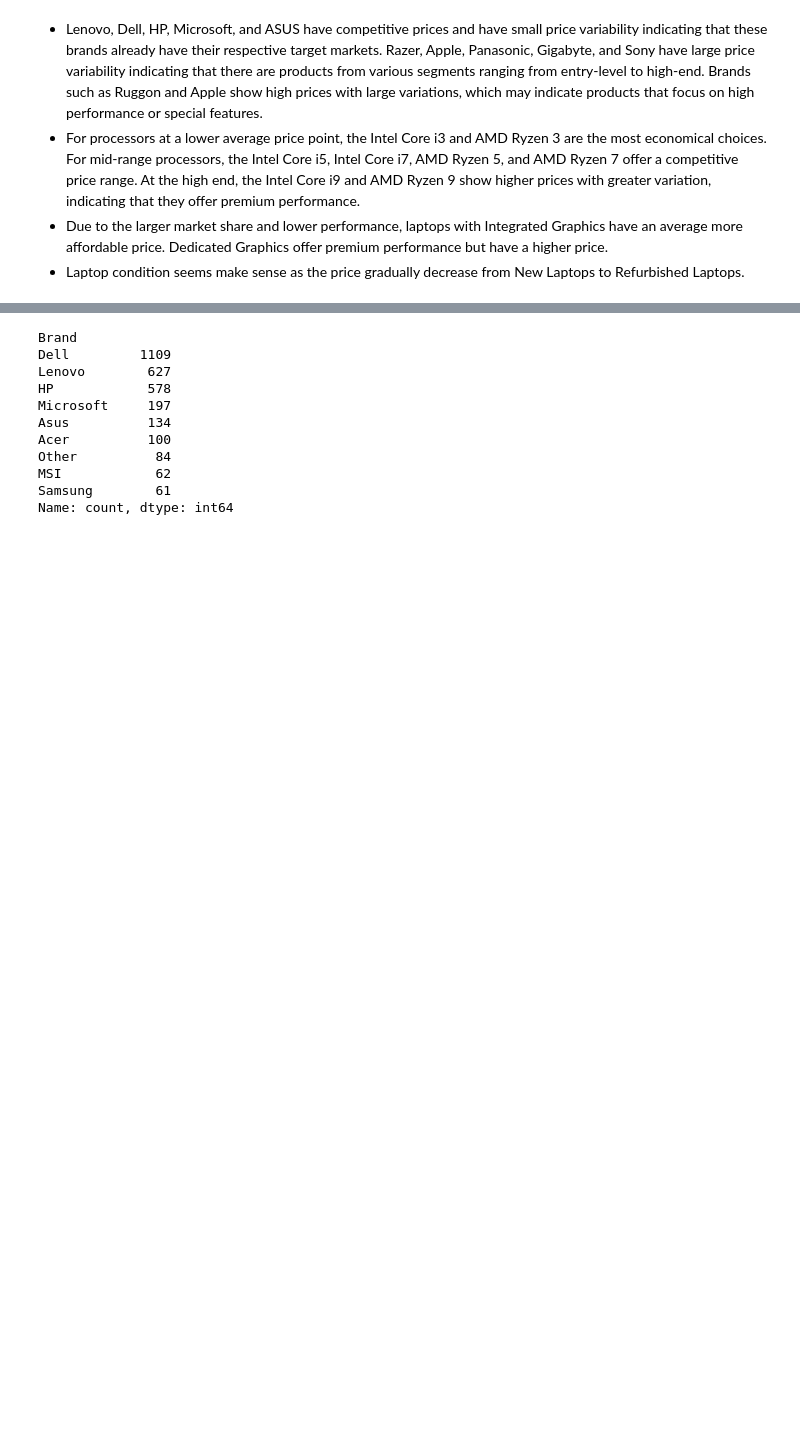
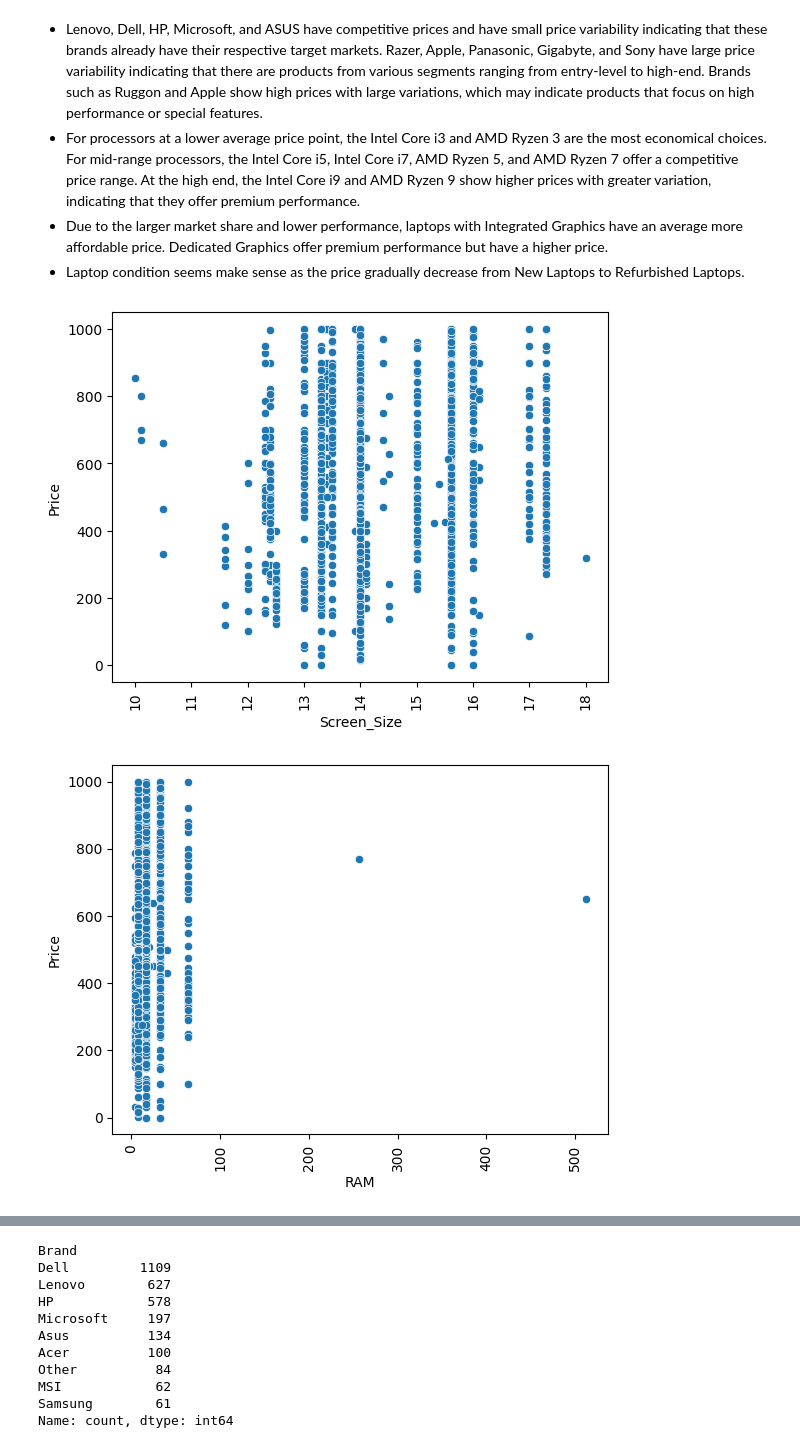
Before and after one commit to khairul746/Laptop-Price-Prediction-Analysis, a Jupyter notebook: laptop-price-analysis.ipynb, the cells around one changed output, grey strips where cells are left out. Saved outputs shown, nothing was run; the diff lists cells and outputs as text; code cells hidden in the pictures; blank space fills up the shorter version.

```diff
--- a/laptop-price-analysis.ipynb
+++ b/laptop-price-analysis.ipynb
@@ -333,7 +334,7 @@ SSD                    0
 HDD                    0
 dtype: int64
 # %%
-df.drop(["Product_Description","Resolution"],axis=1,inplace=True)
+dfp.drop(["Product_Description","Resolution"],axis=1,inplace=True)
 # %% [markdown]
 ### Summary of Data Preprocessing
 - Succesfully convert "RAM" from string data type into integer data type.
@@ -354,7 +355,7 @@ plt.show()
 # %%
 def countplot(col):
     plt.figure(figsize=(5,4))
-    sns.countplot(data=df, x=col, palette="bright")
+    sns.countplot(data=dfp, x=col, palette="bright")
     plt.xticks(rotation=90)
 # %%
 for col in ["RAM","Brand","GPU_Type","GPU"]:
@@ -371,12 +372,12 @@ for col in ["RAM","Brand","GPU_Type","GPU"]:
 - **Intel** is the most widely used GPU manufacturer in laptops. **NVIDIA** follows with **NVIDIA Quadro** and **NVIDIA GeForce** for the flagship laptop market share.
 # %%
 def barplot(col):
-    sns.barplot(data=df, x=col, y="Price", palette="bright")
+    sns.barplot(data=dfp, x=col, y="Price", palette="bright")
     plt.xticks(rotation=90)
     plt.show()
 # %%
-cat_cols = df.select_dtypes(include="object").columns
-num_cols = df.select_dtypes(include=["int","float"]).columns
+cat_cols = dfp.select_dtypes(include="object").columns
+num_cols = dfp.select_dtypes(include=["int","float"]).columns
 # %%
 for col in cat_cols:
     barplot(col)
@@ -391,3 +392,13 @@ for col in cat_cols:
 - For processors at a lower average price point, the Intel Core i3 and AMD Ryzen 3 are the most economical choices. For mid-range processors, the Intel Core i5, Intel Core i7, AMD Ryzen 5, and AMD Ryzen 7 offer a competitive price range. At the high end, the Intel Core i9 and AMD Ryzen 9 show higher prices with greater variation, indicating that they offer premium performance.
 - Due to the larger market share and lower performance, laptops with Integrated Graphics have an average more affordable price. Dedicated Graphics offer premium performance but have a higher price.
 - Laptop condition seems make sense as the price gradually decrease from New Laptops to Refurbished Laptops.
+# %%
+def scatterplot(col):
+    sns.scatterplot(data=dfp, x=col, y="Price", palette="bright")
+    plt.xticks(rotation=90)
+    plt.show()
+for col in num_cols:
+    scatterplot(col)
+# %% [output]
+[figure, added]
+[figure, added]
```
Also changed, not shown: parts of 45 cells of this notebook, 1 other file.
